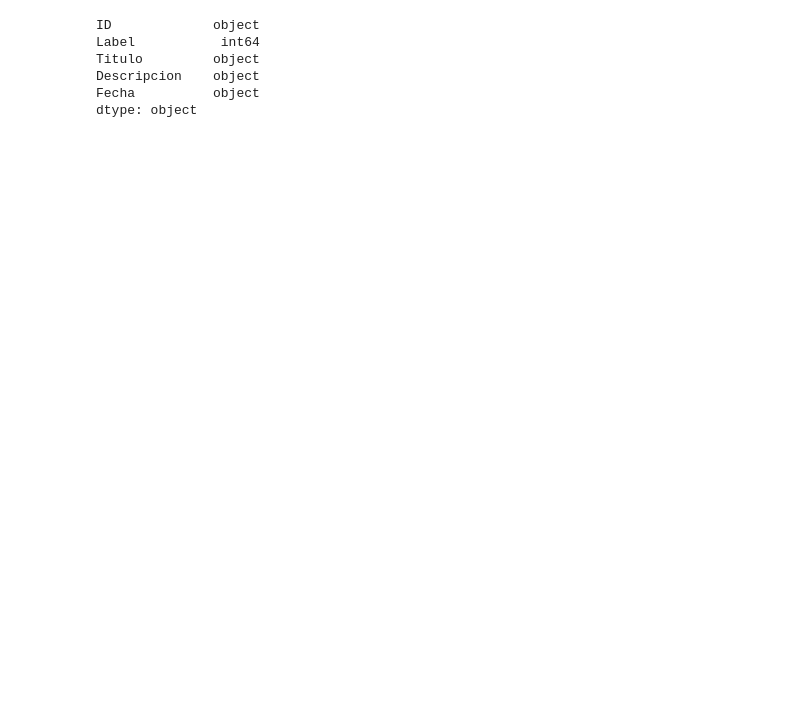
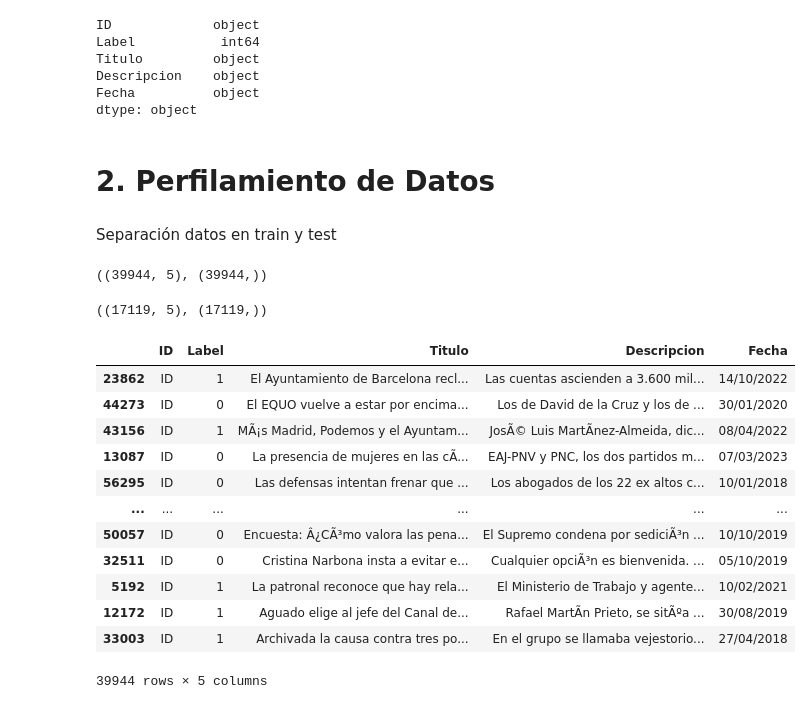
Before and after one commit to G17-BI-2025-1/Proyecto_1, a Jupyter notebook: proy.ipynb, the cells around one changed output. Drawn from its saved outputs; the diff is of its cells as text; code cells hidden in the pictures; blank space fills up the shorter version.

Commit message:
Perfilamiento de Datos e Instalacion spaCy

```diff
--- a/proy.ipynb
+++ b/proy.ipynb
@@ -129,3 +148,33 @@ Titulo         object
 Descripcion    object
 Fecha          object
 dtype: object
+# %% [markdown]
+# 2. Perfilamiento de Datos
+# %% [markdown]
+Separación datos en train y test
+# %%
+X_train, X_test, y_train , y_test = train_test_split(data_news, data_news["Label"], test_size=0.3, random_state=1)
+
+X_train.shape, y_train.shape
+# %% [output]
+((39944, 5), (39944,))
+# %%
+X_test.shape, y_test.shape
+# %% [output]
+((17119, 5), (17119,))
+# %%
+X_train
+# %% [output]
+|  | ID | Label | Titulo | Descripcion | Fecha |
+| 23862 | ID | 1 | El Ayuntamiento de Barcelona recl... | Las cuentas ascienden a 3.600 mil... | 14/10/2022 |
+| 44273 | ID | 0 | El EQUO vuelve a estar por encima... | Los de David de la Cruz y los de ... | 30/01/2020 |
+| 43156 | ID | 1 | MÃ¡s Madrid, Podemos y el Ayuntam... | JosÃ© Luis MartÃ­nez-Almeida, dic... | 08/04/2022 |
+| 13087 | ID | 0 | La presencia de mujeres en las cÃ... | EAJ-PNV y PNC, los dos partidos m... | 07/03/2023 |
+| 56295 | ID | 0 | Las defensas intentan frenar que ... | Los abogados de los 22 ex altos c... | 10/01/2018 |
+| ... | ... | ... | ... | ... | ... |
+| 50057 | ID | 0 | Encuesta: Â¿CÃ³mo valora las pena... | El Supremo condena por sediciÃ³n ... | 10/10/2019 |
+| 32511 | ID | 0 | Cristina Narbona insta a evitar e... | Cualquier opciÃ³n es bienvenida. ... | 05/10/2019 |
+| 5192 | ID | 1 | La patronal reconoce que hay rela... | El Ministerio de Trabajo y agente... | 10/02/2021 |
+| 12172 | ID | 1 | Aguado elige al jefe del Canal de... | Rafael MartÃ­n Prieto, se sitÃºa ... | 30/08/2019 |
+| 33003 | ID | 1 | Archivada la causa contra tres po... | En el grupo se llamaba vejestorio... | 27/04/2018 |
+39944 rows × 5 columns
```
Also changed, not shown: parts of 28 cells of this notebook.
